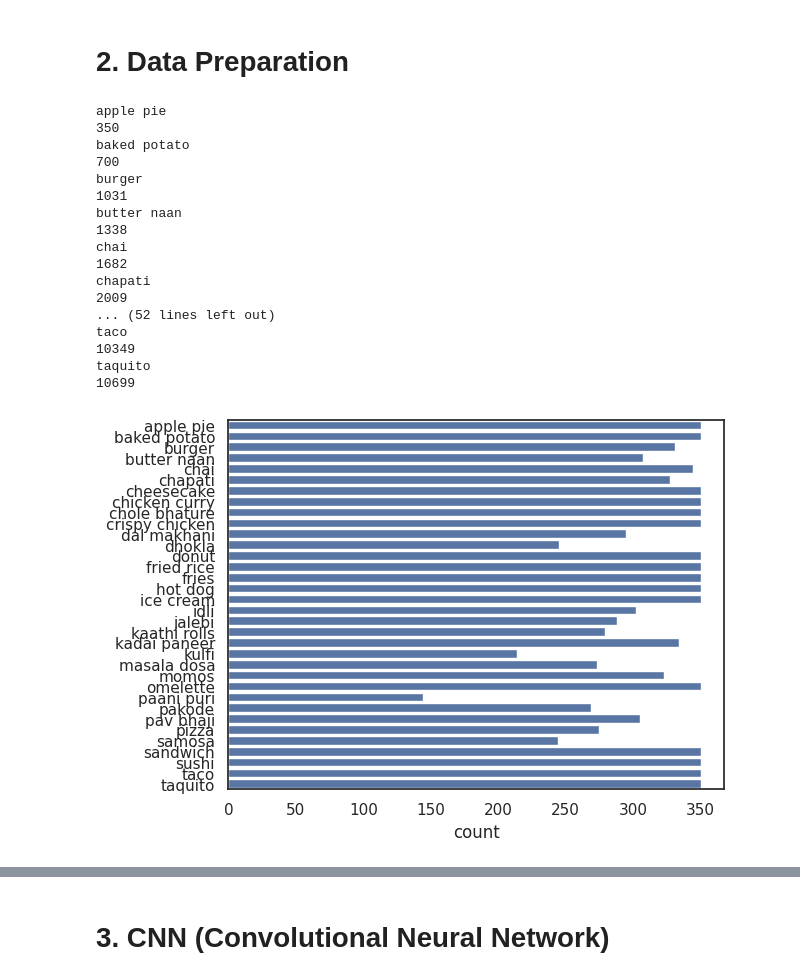
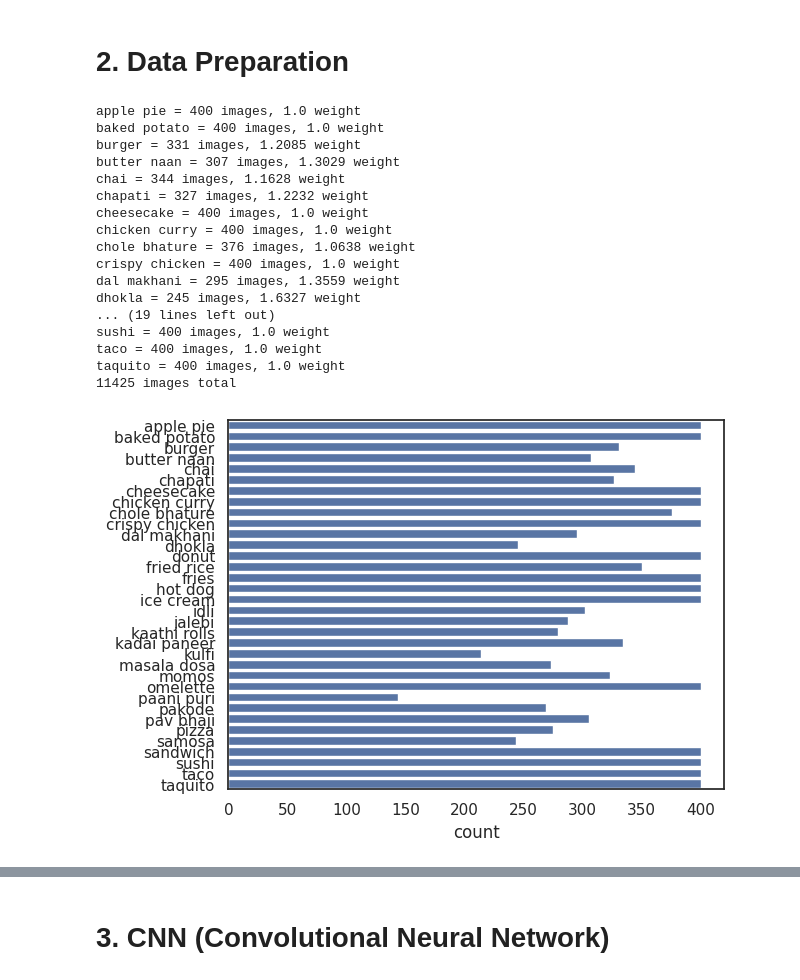
Before and after one commit to aalomari-ctrl/AI-Projects-Fall-2025, a Jupyter notebook: Matthew Ingram/Food_Image_Classifier_Project.ipynb, the cells around one changed output, grey strips where cells are left out. Drawn from its saved outputs; the diff is of its cells as text; code cells hidden in the pictures.

```diff
--- a/Matthew Ingram/Food_Image_Classifier_Project.ipynb
+++ b/Matthew Ingram/Food_Image_Classifier_Project.ipynb
@@ -50,6 +52,10 @@ with zipfile.ZipFile("/content/Food Dataset.zip", "r") as zipref:
 # Load the data.
 X_train = []
 Y_train = []
+
+# Class weights to help training focus on getting the best accuracy on all classes, not just classes with a lot
+# of training images.
+class_weights = {}
 
 food_types = ["apple pie", "baked potato", "burger", "butter naan", "chai",
               "chapati", "cheesecake", "chicken curry", "chole bhature", "crispy chicken",
@@ -60,57 +66,61 @@ food_types = ["apple pie", "baked potato", "burger", "butter naan", "chai",
               "sandwich", "sushi", "taco", "taquito"]
 
 # Sets a uniform size for all images, and sets a maximum amount of any class of image to prevent overrepresentation.
-image_size = 100
-food_count_allowed = 350
+image_size = 128
+food_count_allowed = 400
 
+food_index = 0
 for food_type in food_types:
   current_food_count = 0
-  print(food_type)
+  print(food_type, end = " = ")
 
   for food_image in listdir("/content/Food Dataset/" + food_type):
     if current_food_count >= food_count_allowed:
       break
     current_food_count = current_food_count + 1
     Y_train.append(food_type)
 
     image_instance = cv2.imread("/content/Food Dataset/" + food_type + "/" + food_image)
     image_instance = cv2.cvtColor(image_instance, cv2.COLOR_BGR2RGB)
     image_instance = cv2.resize(image_instance, (image_size, image_size))
 
     X_train.append(image_instance)
 
-  print(len(X_train))
+  class_weights[food_index] = float(food_count_allowed) / float(current_food_count)
+  print(current_food_count, "images,", round(class_weights[food_index], 4), end = " weight\n")
+  food_index = food_index + 1
 
+print(len(X_train), end = " images total\n")
 class_count = len(food_types)
 
 # Stack up lists into ndarrays.
 X_train = np.stack(X_train)
 Y_train = np.stack(Y_train)
 
 # Visualize the relative sizes of data for classes.
 g = sns.countplot(Y_train)
 
 # Normalize the data for faster convergence.
 X_train = X_train / 255.0
 # %% [output]
-apple pie
-350
-baked potato
-700
-burger
-1031
-butter naan
-1338
-chai
-1682
-chapati
-2009
-... (52 lines left out)
-taco
-10349
-taquito
-10699
+apple pie = 400 images, 1.0 weight
+baked potato = 400 images, 1.0 weight
+burger = 331 images, 1.2085 weight
+butter naan = 307 images, 1.3029 weight
+chai = 344 images, 1.1628 weight
+chapati = 327 images, 1.2232 weight
+cheesecake = 400 images, 1.0 weight
+chicken curry = 400 images, 1.0 weight
+chole bhature = 376 images, 1.0638 weight
+crispy chicken = 400 images, 1.0 weight
+dal makhani = 295 images, 1.3559 weight
+dhokla = 245 images, 1.6327 weight
+... (19 lines left out)
+sushi = 400 images, 1.0 weight
+taco = 400 images, 1.0 weight
+taquito = 400 images, 1.0 weight
+11425 images total
-[figure, old version]
+[figure, new version]
 # %%
 # Fit the Y training data to integer values based on alphabetical sorting, then convert those integers to one hot vectors for training.
 # "burger" -> 2 -> [0, 0, 1, 0, 0, 0, 0, 0, 0, 0, 0, 0, 0, 0, 0, 0, 0, 0, 0, 0, 0, 0, 0, 0, 0, 0, 0, 0, 0, 0, 0, 0, 0, 0]
```
Also changed, not shown: parts of 10 cells of this notebook.
